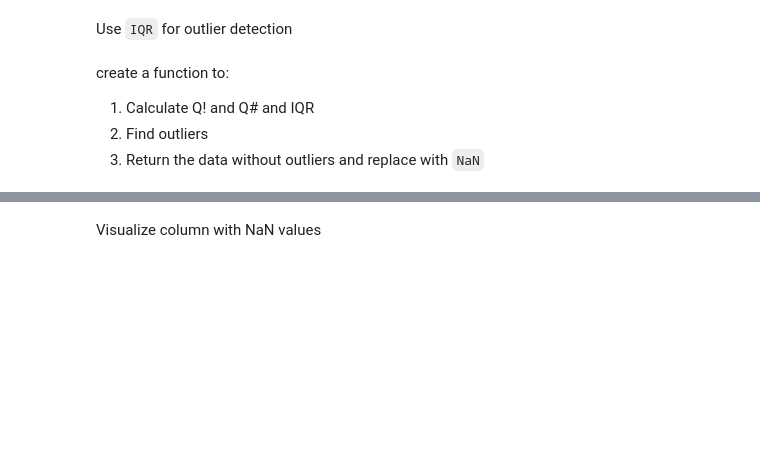
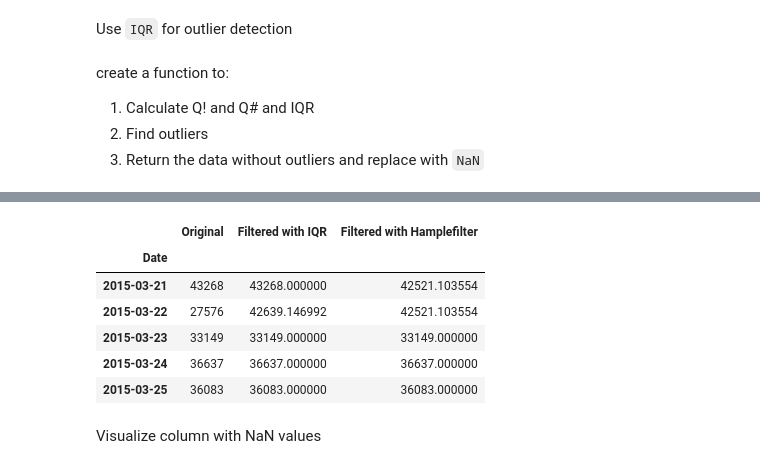
Before and after one commit to MohammadRezaAlikhani/Water-demand-time-series-prediction, a Jupyter notebook: Thesis.ipynb, the cells around one changed output, grey strips where cells are left out. Drawn from its saved outputs; the diff is of its cells as text; code cells hidden in the pictures; blank space fills up the shorter version.

Commit message:
Add IQR outlier detection and compare

```diff
--- a/Thesis.ipynb
+++ b/Thesis.ipynb
@@ -410,3 +444,6 @@ def replace_outliers (group):
     group = group.mask(outlier)
 
     return group
+# %%
+# use function to replace outliers based on monthlu group
+monthly_filtered = df_2["Produced water"].groupby(df_2.index.month).apply(replace_outliers)
@@ -412,0 +459,7 @@ def replace_outliers (group):
+# %%
+from sklearn.impute import KNNImputer
+
+# create an instance
+imputer = KNNImputer(n_neighbors=2)
+# %%
+monthly_filtered = pd.DataFrame(monthly_filtered,index=monthly_filtered.index)
@@ -412,0 +473,4 @@ def replace_outliers (group):
+# %%
+monthly_filtered = imputer.fit_transform(monthly_filtered)
+monthly_filtered = pd.DataFrame(monthly_filtered, columns=["Produced water"], index=df_2.index)
+monthly_filtered.head(2)
@@ -412,0 +500,13 @@ def replace_outliers (group):
+# %%
+filter_original = pd.DataFrame({"Original" : df_2["Produced water"],
+                                "Filtered with IQR" : monthly_filtered["Produced water"],
+                                "Filtered with Hamplefilter" : or_fil["Filtered data"]})
+filter_original.head()
+# %% [output]
+|  | Original | Filtered with IQR | Filtered with Hamplefilter |
+| Date |  |  |  |
+| 2015-03-21 | 43268 | 43268.000000 | 42521.103554 |
+| 2015-03-22 | 27576 | 42639.146992 | 42521.103554 |
+| 2015-03-23 | 33149 | 33149.000000 | 33149.000000 |
+| 2015-03-24 | 36637 | 36637.000000 | 36637.000000 |
+| 2015-03-25 | 36083 | 36083.000000 | 36083.000000 |
```
Also changed, not shown: parts of 13 cells of this notebook.
